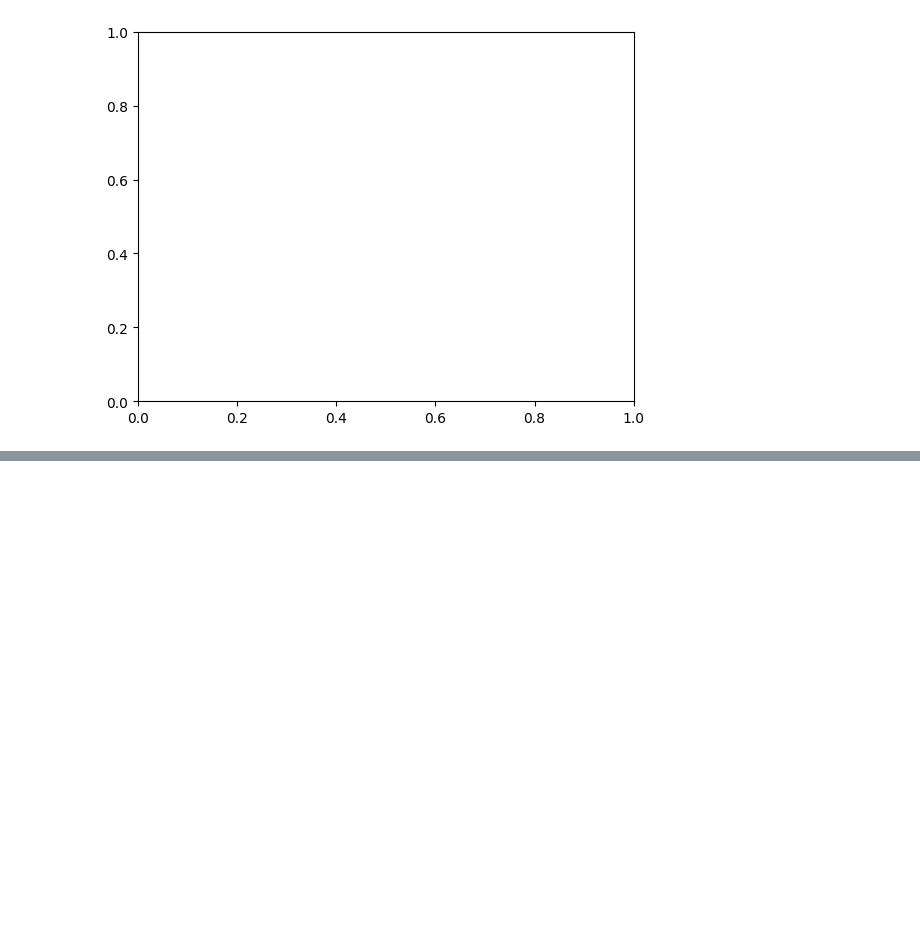
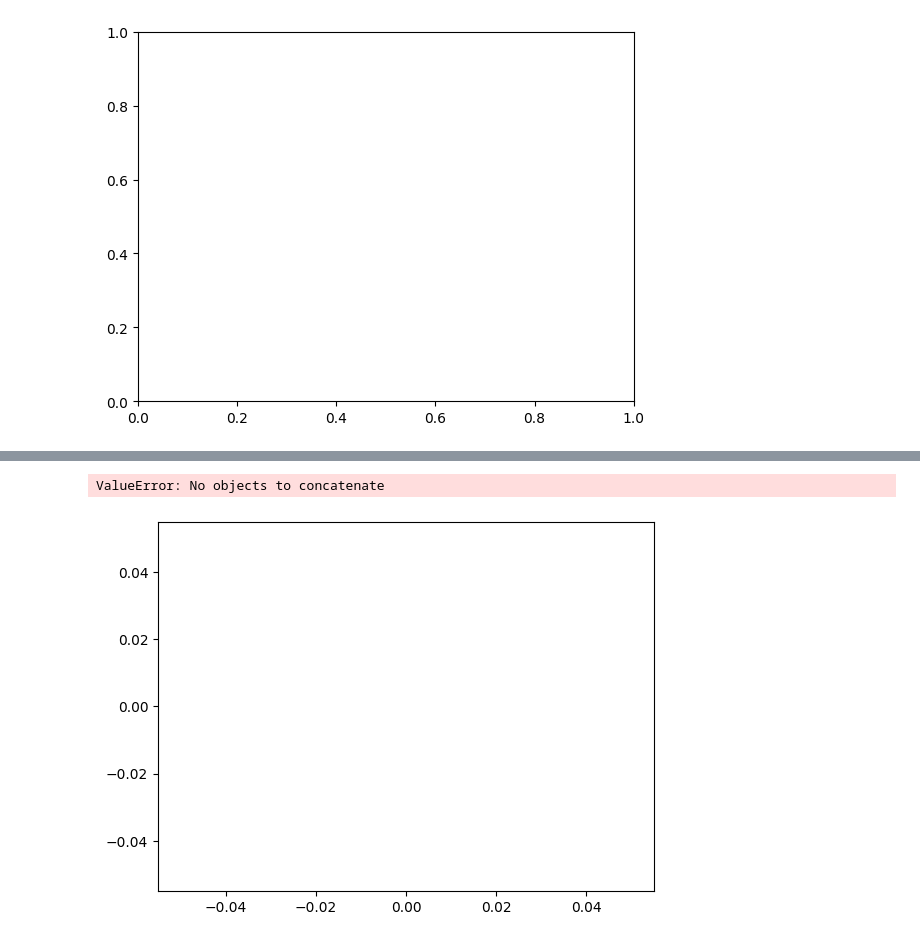
Before and after one commit to SeseRau/py-ma-git, a Jupyter notebook: notebooks/DataTest.ipynb, the cells around one changed output, grey strips where cells are left out. Drawn from its saved outputs; the diff is of its cells as text; code cells hidden in the pictures; blank space fills up the shorter version.

```diff
--- a/notebooks/DataTest.ipynb
+++ b/notebooks/DataTest.ipynb
@@ -545,0 +753,76 @@ plt.cla()
+# %%
+# Time Hist Seaborn
+
+import pandas as pd
+from matplotlib import pyplot as plt
+import seaborn as sns
+
+filename = "aisdk-2023-11-08"
+
+
+folderoutput = f"../workdir/AIS-Images/{filename}_analyse/"
+
+
+data =  pd.read_csv(f"../workdir/AIS-Files/{filename}.csv")
+
+# filename = filename + "_1_knn_gnu"
+filename = filename + "-6xs"
+df = pd.read_csv(f"../workdir/AIS-Files/{filename}.csv")
+
+ddd = pd.DataFrame()
+ddf = pd.DataFrame()
+# Class A
+
+ddata = data#.copy()
+#ddata = ddata.drop(data[data['Type of mobile']  == "Class A" ].index)
+ddata = ddata.drop(data[data['Type of mobile']  == "Base Station" ].index)
+ddata = ddata.drop(data[data['Type of mobile']  == "Class B" ].index)
+ddata = ddata.drop(data[data['Type of mobile']  == "AtoN" ].index)
+ddata = ddata.drop(data[data['Type of mobile']  == "Man Overboard Device" ].index)
+ddata = ddata.drop(data[data['Type of mobile']  == "SAR Airborne" ].index)
+ddata = ddata.drop(data[data['Type of mobile']  == "Emergency PIRB" ].index)
+ddata = ddata.drop(data[data['Type of mobile']  == "Search and Rescue Transponder" ].index)
+
+# ddata = ddata.filter(regex=f"Class A")
+# Histogramm Time
+ddd = pd.to_datetime(ddata['# Timestamp'], format='%d/%m/%Y %H:%M:%S', )
+ddata = []
+ddd.columns = ['AIS-Rohdaten Class A']
+
+filename = []
+
+filename = "aisdk-2023-11-08"
+
+folderoutput = f"../workdir/AIS-Images/{filename}_analyse/"
+# filename = filename + "_1_knn_gnu"
+filename = filename + "-xs_3_kkn_gnu"
+df = pd.read_csv(f"../workdir/AIS-KNN-Files/{filename}.csv")
+
+
+df.columns = ['MMSI', 'Time', 'X', 'Y', 'Deg', 'Dist']
+print(f"Data size: {df.shape}")
+print(f"Number of Class A: {df['MMSI'].nunique()}")
+
+#Time
+df['Time'] = df['Time']+3600
+ddataa = pd.to_datetime(df['Time'],unit='s')
+df = []
+ddataa.columns = ['Aufbereitete AIS-Daten Class A']
+
+
+df = pd.Series(ddd, name="raw").to_frame().join(pd.Series(ddataa, name="knngnu").to_frame())
+ddd = []
+ddataa = []
+
+ax = sns.histplot(df, bins=48)
+# ax = sns.histplot(ddd, bins=48)
+# ax = sns.histplot(ddataa, bins=48)
+ax.set(xlabel=f'Zeit', ylabel='Positionen/Sekunde')
+ax.tick_params(axis='x', rotation=45)
+fig = ax.get_figure()
+
+fig.savefig(f"{folderoutput}{filename}_time_multi.png", bbox_inches='tight', dpi=600)
+ax = []
+res_df = []
+plt.clf()
+# %% [output]
@@ -545,0 +849,2 @@ plt.cla()
+ValueError: No objects to concatenate
+[figure, added]
```
Also changed, not shown: parts of 8 cells of this notebook, 1 other file.
